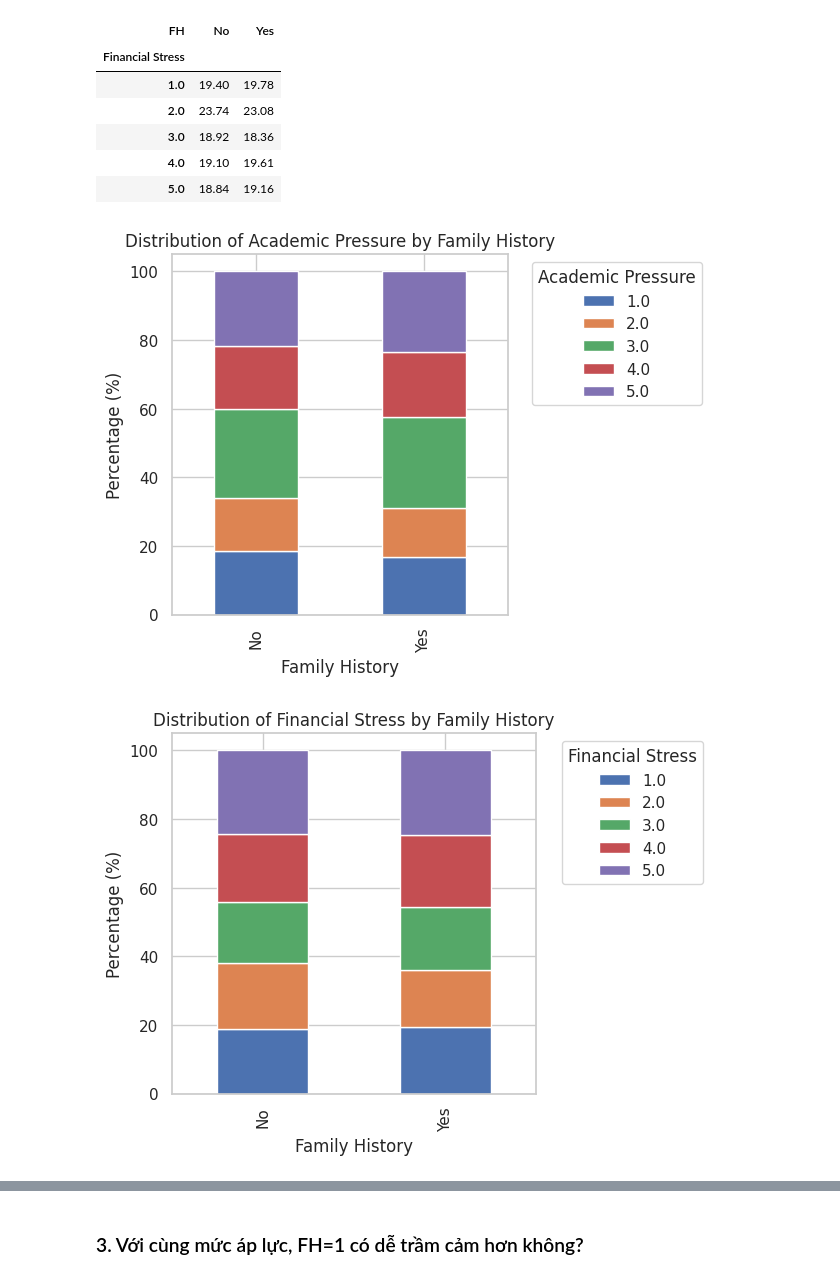
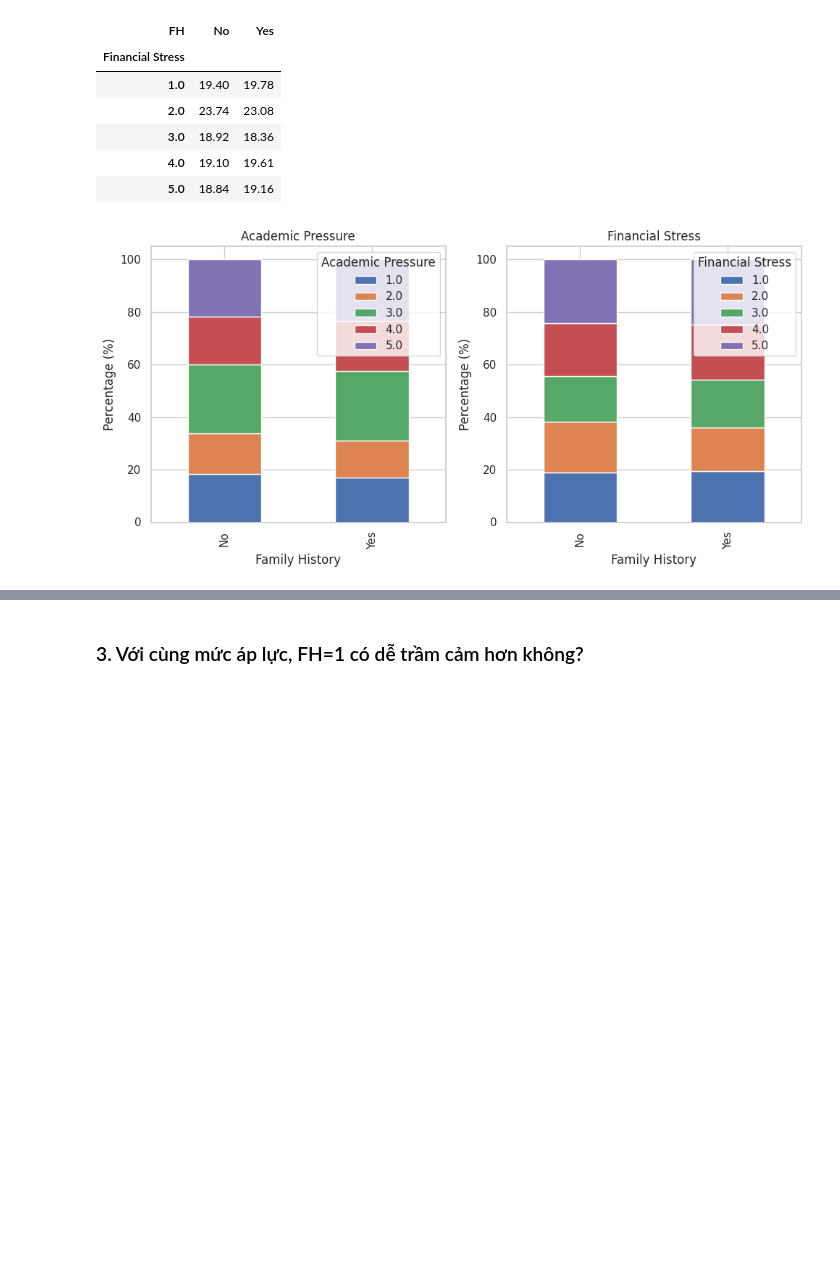
Before and after one commit to phamhuongtra/depression_analysis, a Jupyter notebook: question3.ipynb, the cells around one changed output, grey strips where cells are left out. Saved outputs shown, nothing was run; the diff lists cells and outputs as text; code cells hidden in the pictures; blank space fills up the shorter version.

```diff
--- a/question3.ipynb
+++ b/question3.ipynb
@@ -224,28 +224,26 @@ Phân phối áp lực theo Family History (WP):
 # %%
 student_pressure_vars = ['Academic Pressure', 'Financial Stress']
 
-for var in student_pressure_vars:
-    # Tính % theo cột (FH)
+fig, axes = plt.subplots(1, len(student_pressure_vars), figsize=(10, 5))
+
+for i, var in enumerate(student_pressure_vars):
+    # Tính %
     dist = pd.crosstab(df_student[var], df_student['FH'], normalize='columns') * 100
-
-    # Rename cho đẹp
     dist = dist.rename(columns={0: 'FH=0', 1: 'FH=1'})
-
-    # Transpose để FH nằm ở trục X
     dist = dist.T
 
-    # Vẽ stacked bar
-    dist.plot(kind='bar', stacked=True)
+    # Vẽ lên từng subplot
+    dist.plot(kind='bar', stacked=True, ax=axes[i])
 
-    plt.title(f'Distribution of {var} by Family History')
-    plt.xlabel('Family History')
-    plt.ylabel('Percentage (%)')
-    plt.legend(title=var, bbox_to_anchor=(1.05, 1), loc='upper left')
-    plt.tight_layout()
-    plt.show()
+    axes[i].set_title(var)
+    axes[i].set_xlabel('Family History')
+    axes[i].set_ylabel('Percentage (%)')
+    axes[i].legend(title=var)
+
+plt.tight_layout()
+plt.show()
 # %% [output]
-[figure, old version]
+[figure, new version]
-[figure, removed]
 # %%
 wp_pressure_vars = ['Work Pressure', 'Financial Stress']
 
```
Also changed, not shown: parts of 3 cells of this notebook.
